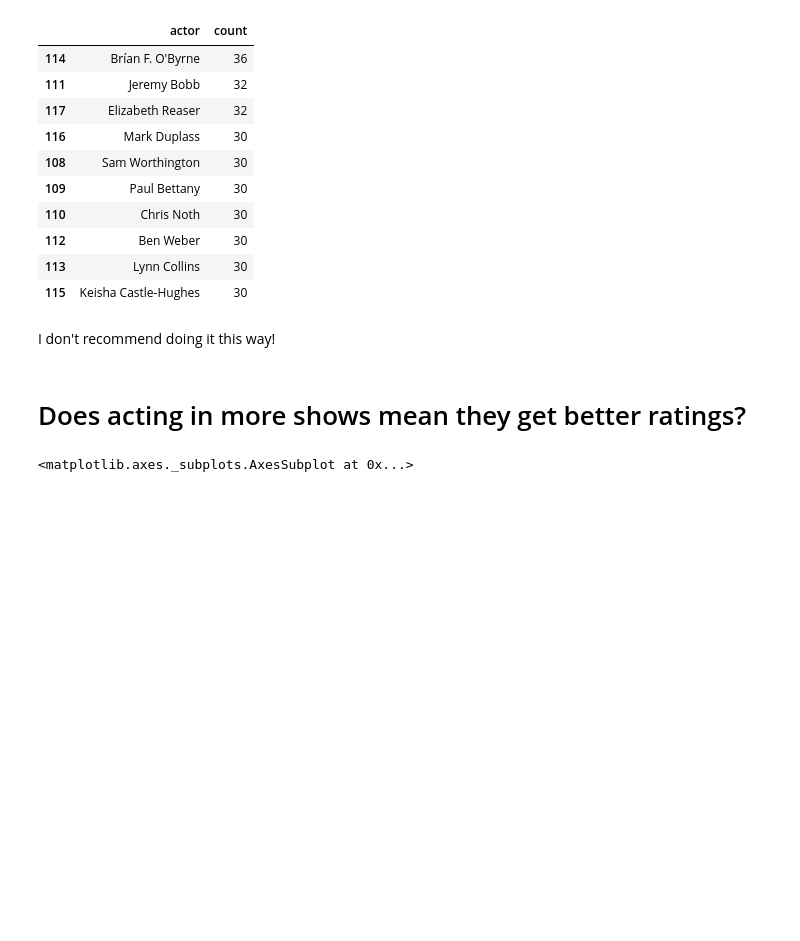
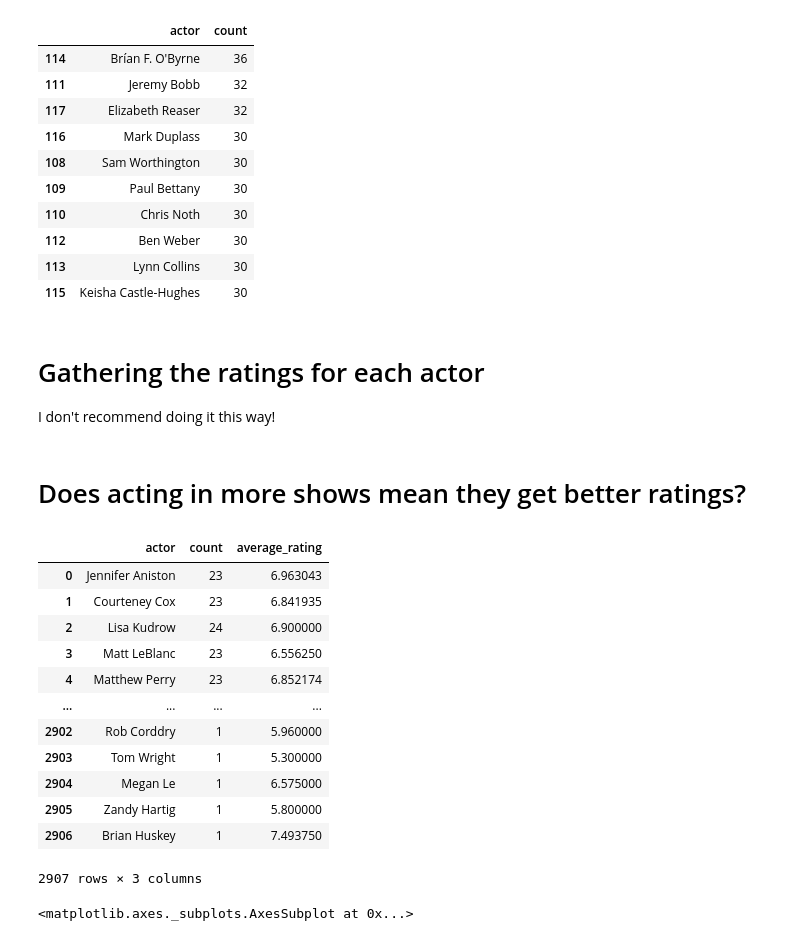
Before and after one commit to kevin-meyers/data-visualizations, a Jupyter notebook: notebooks/netflix_EDA.ipynb, the cells around one changed output. Drawn from its saved outputs; the diff is of its cells as text; code cells hidden in the pictures; blank space fills up the shorter version.

```diff
--- a/notebooks/netflix_EDA.ipynb
+++ b/notebooks/netflix_EDA.ipynb
@@ -250,6 +292,7 @@ cast_df.sort_values('count', ascending=False)[:10]
 | 113 | Lynn Collins | 30 |
 | 115 | Keisha Castle-Hughes | 30 |
 # %% [markdown]
+# Gathering the ratings for each actor
 I don't recommend doing it this way!
 # %%
 cast_df['average_rating'] = cast_df['actor'].apply(
@@ -259,6 +302,22 @@ cast_df['average_rating'] = cast_df['actor'].apply(
 )
 # %% [markdown]
 # Does acting in more shows mean they get better ratings?
+# %%
+cast_df
+# %% [output]
+|  | actor | count | average_rating |
+| 0 | Jennifer Aniston | 23 | 6.963043 |
+| 1 | Courteney Cox | 23 | 6.841935 |
+| 2 | Lisa Kudrow | 24 | 6.900000 |
+| 3 | Matt LeBlanc | 23 | 6.556250 |
+| 4 | Matthew Perry | 23 | 6.852174 |
+| ... | ... | ... | ... |
+| 2902 | Rob Corddry | 1 | 5.960000 |
+| 2903 | Tom Wright | 1 | 5.300000 |
+| 2904 | Megan Le | 1 | 6.575000 |
+| 2905 | Zandy Hartig | 1 | 5.800000 |
+| 2906 | Brian Huskey | 1 | 7.493750 |
+2907 rows × 3 columns
 # %%
 cast_df.groupby('count')['average_rating'].mean().plot()
 # %% [output]
```
Also changed, not shown: parts of 36 cells of this notebook.
